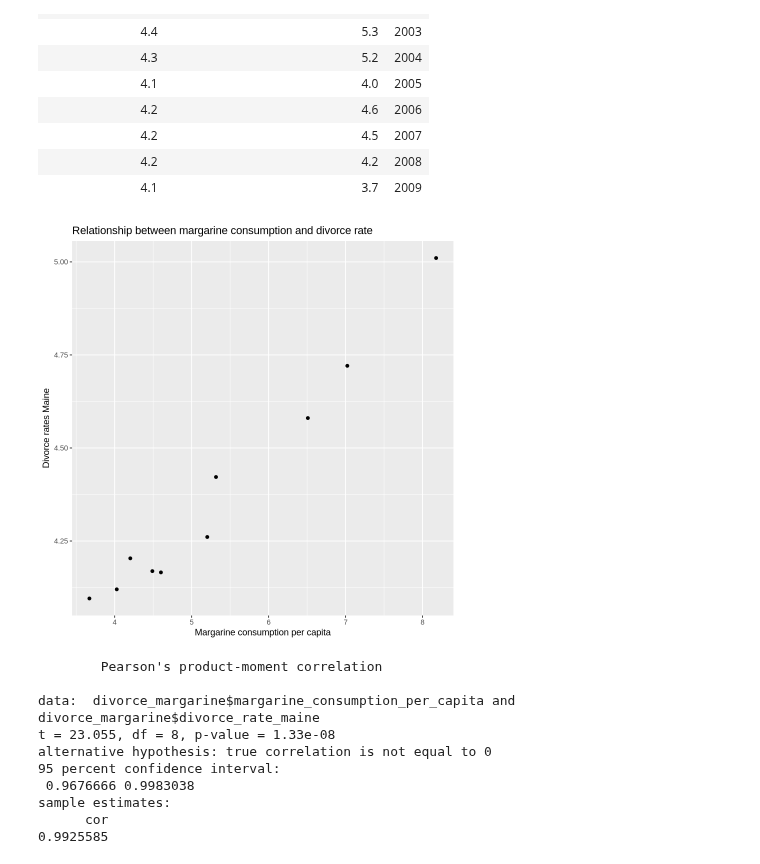
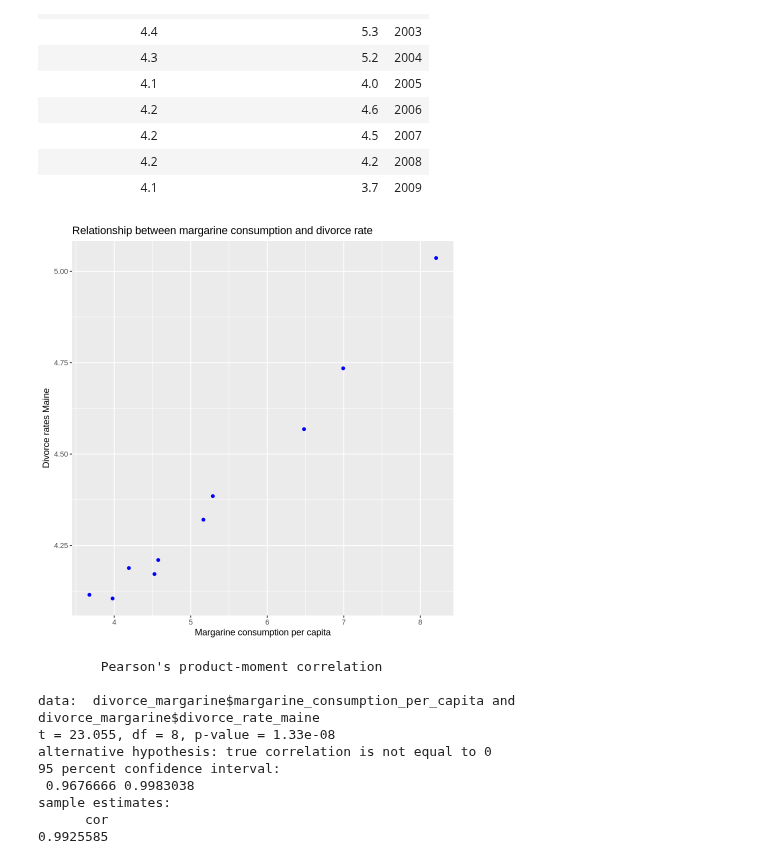
Before and after one commit to annamoll3r/CulturalDataScience, a Jupyter notebook: portfolio2.ipynb, the cells around one changed output. Cells and saved outputs as stored; diff of their text form; code cells hidden in the pictures.

```diff
--- a/portfolio2.ipynb
+++ b/portfolio2.ipynb
@@ -59,15 +59,15 @@ A data.frame: 10 × 3
 # %%
 ggplot(divorce_margarine,
        aes(x = margarine_consumption_per_capita,
            y = divorce_rate_maine)) +
-    geom_point(position = 'jitter') +
+    geom_point(position = 'jitter', color = "blue") +
     labs(
         x = "Margarine consumption per capita",  # X-axis title
         y = "Divorce rates Maine",  # Y-axis title
         title = "Relationship between margarine consumption and divorce rate" # Optional: main plot title
       )
 # %% [output]
-[figure, old version]
+[figure, new version]
 # %%
 #Testing the correlation
 cor.test(divorce_margarine$margarine_consumption_per_capita, divorce_margarine$divorce_rate_maine)
```
Also changed, not shown: parts of 9 cells of this notebook.
